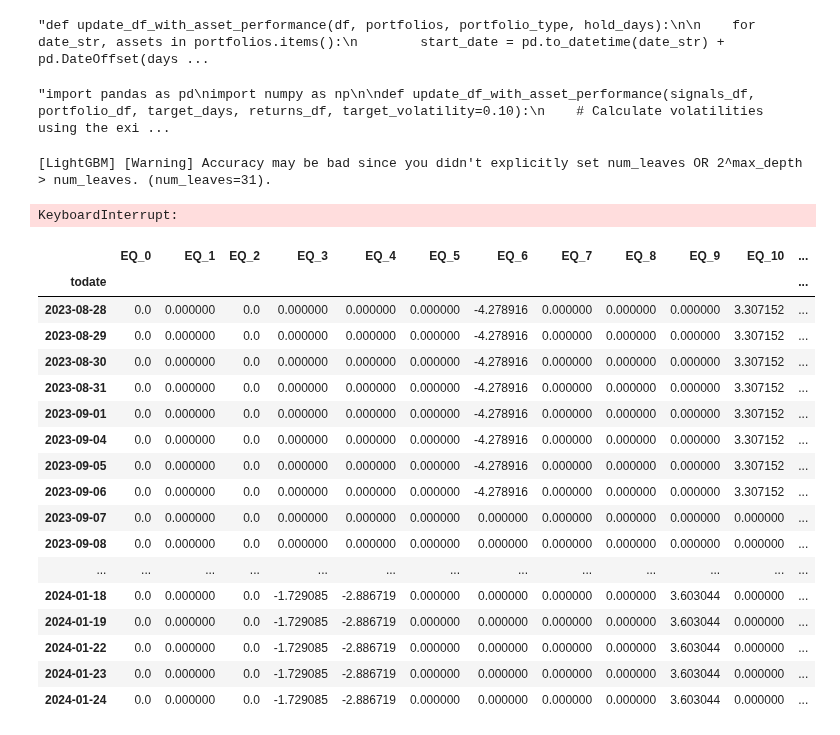
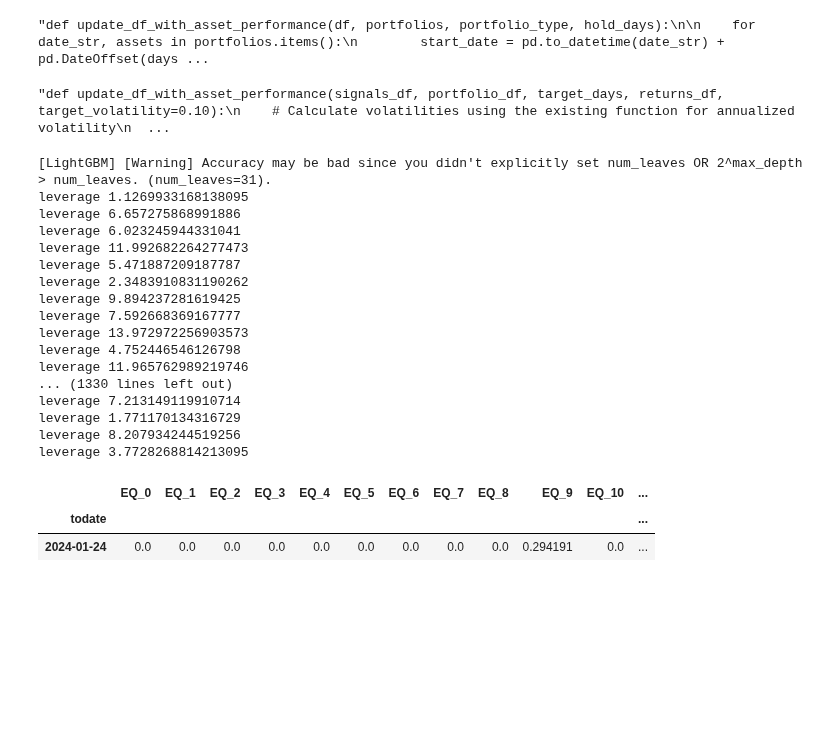
Before and after one commit to OscarAzrak/Master-thesis, a Jupyter notebook: Files/Codes.ipynb, the cells around one changed output. Saved outputs shown, nothing was run; the diff lists cells and outputs as text; code cells hidden in the pictures; blank space fills up the shorter version.

```diff
--- a/Files/Codes.ipynb
+++ b/Files/Codes.ipynb
@@ -168,10 +168,9 @@ for name, model in models.items():
 # %% [output]
 "def update_df_with_asset_performance(df, portfolios, portfolio_type, hold_days):\n\n    for date_str, assets in portfolios.items():\n        start_date = pd.to_datetime(date_str) + pd.DateOffset(days ...
 # %%
-"""import pandas as pd
+import pandas as pd
 import numpy as np
-
-def update_df_with_asset_performance(signals_df, portfolio_df, target_days, returns_df, target_volatility=0.10):
+"""def update_df_with_asset_performance(signals_df, portfolio_df, target_days, returns_df, target_volatility=0.10):
     # Calculate volatilities using the existing function for annualized volatility
     volatilities = calculate_annualized_volatility(returns_df.fillna(0))
 
@@ -208,10 +207,6 @@ def update_df_with_asset_performance(signals_df, portfolio_df, target_days, retu
 
     return portfolio_df
 
-# Example usage:
-# Assume df is your DataFrame where columns are assets and rows are dates with signals
-# target_days = 10
-# returns_df = DataFrame with returns data for volatility calculation
 
 
 
@@ -242,21 +237,10 @@ for name, model in models.items():
 
     portfolio_dfs[name] = update_df_with_asset_performance(signals_dfs[name], portfolio_dfs[name], target_days, df_read)"""
 # %% [output]
-"import pandas as pd\nimport numpy as np\n\ndef update_df_with_asset_performance(signals_df, portfolio_df, target_days, returns_df, target_volatility=0.10):\n    # Calculate volatilities using the exi ...
+"def update_df_with_asset_performance(signals_df, portfolio_df, target_days, returns_df, target_volatility=0.10):\n    # Calculate volatilities using the existing function for annualized volatility\n  ...
 # %%
-import pandas as pd
-import numpy as np
-import pandas as pd
-
-
-import pandas as pd
-
-
-
-
-
-
-
+%reload_ext autoreload
+%autoreload 2
 
 signals_dfs = {
     'lgb': df_2_neutral.copy(),
@@ -285,7 +269,22 @@ for name, model in models.items():
     portfolio_dfs[name] = update_df_with_asset_performance(signals_dfs[name], portfolio_dfs[name], target_days, df_read)
 # %% [output]
 [LightGBM] [Warning] Accuracy may be bad since you didn't explicitly set num_leaves OR 2^max_depth > num_leaves. (num_leaves=31).
+leverage 1.1269933168138095
+leverage 6.657275868991886
+leverage 6.023245944331041
+leverage 11.992682264277473
+leverage 5.471887209187787
+leverage 2.3483910831190262
+leverage 9.894237281619425
+leverage 7.592668369167777
+leverage 13.972972256903573
+leverage 4.752446546126798
+leverage 11.965762989219746
+... (1330 lines left out)
+leverage 7.213149119910714
+leverage 1.771170134316729
+leverage 8.207934244519256
+leverage 3.7728268814213095
-KeyboardInterrupt:
 # %%
 xgb_weights = portfolio_dfs['xgb']
 lgb_weights = portfolio_dfs['lgb']
@@ -308,26 +307,11 @@ NN_trade_volume = calculate_trade_volume(NN_weights)
 # %%
 #xgb_trade_volume.sum()
 
-xgb_weights.tail(105)
+xgb_weights.tail(1)
 # %% [output]
 |  | EQ_0 | EQ_1 | EQ_2 | EQ_3 | EQ_4 | EQ_5 | EQ_6 | EQ_7 | EQ_8 | EQ_9 | EQ_10 | ... |
 | todate |  |  |  |  |  |  |  |  |  |  |  | ... |
-| 2023-08-28 | 0.0 | 0.000000 | 0.0 | 0.000000 | 0.000000 | 0.000000 | -4.278916 | 0.000000 | 0.000000 | 0.000000 | 3.307152 | ... |
-| 2023-08-29 | 0.0 | 0.000000 | 0.0 | 0.000000 | 0.000000 | 0.000000 | -4.278916 | 0.000000 | 0.000000 | 0.000000 | 3.307152 | ... |
-| 2023-08-30 | 0.0 | 0.000000 | 0.0 | 0.000000 | 0.000000 | 0.000000 | -4.278916 | 0.000000 | 0.000000 | 0.000000 | 3.307152 | ... |
-| 2023-08-31 | 0.0 | 0.000000 | 0.0 | 0.000000 | 0.000000 | 0.000000 | -4.278916 | 0.000000 | 0.000000 | 0.000000 | 3.307152 | ... |
-| 2023-09-01 | 0.0 | 0.000000 | 0.0 | 0.000000 | 0.000000 | 0.000000 | -4.278916 | 0.000000 | 0.000000 | 0.000000 | 3.307152 | ... |
-| 2023-09-04 | 0.0 | 0.000000 | 0.0 | 0.000000 | 0.000000 | 0.000000 | -4.278916 | 0.000000 | 0.000000 | 0.000000 | 3.307152 | ... |
-| 2023-09-05 | 0.0 | 0.000000 | 0.0 | 0.000000 | 0.000000 | 0.000000 | -4.278916 | 0.000000 | 0.000000 | 0.000000 | 3.307152 | ... |
-| 2023-09-06 | 0.0 | 0.000000 | 0.0 | 0.000000 | 0.000000 | 0.000000 | -4.278916 | 0.000000 | 0.000000 | 0.000000 | 3.307152 | ... |
-| 2023-09-07 | 0.0 | 0.000000 | 0.0 | 0.000000 | 0.000000 | 0.000000 | 0.000000 | 0.000000 | 0.000000 | 0.000000 | 0.000000 | ... |
-| 2023-09-08 | 0.0 | 0.000000 | 0.0 | 0.000000 | 0.000000 | 0.000000 | 0.000000 | 0.000000 | 0.000000 | 0.000000 | 0.000000 | ... |
-| ... | ... | ... | ... | ... | ... | ... | ... | ... | ... | ... | ... | ... |
-| 2024-01-18 | 0.0 | 0.000000 | 0.0 | -1.729085 | -2.886719 | 0.000000 | 0.000000 | 0.000000 | 0.000000 | 3.603044 | 0.000000 | ... |
-| 2024-01-19 | 0.0 | 0.000000 | 0.0 | -1.729085 | -2.886719 | 0.000000 | 0.000000 | 0.000000 | 0.000000 | 3.603044 | 0.000000 | ... |
-| 2024-01-22 | 0.0 | 0.000000 | 0.0 | -1.729085 | -2.886719 | 0.000000 | 0.000000 | 0.000000 | 0.000000 | 3.603044 | 0.000000 | ... |
-| 2024-01-23 | 0.0 | 0.000000 | 0.0 | -1.729085 | -2.886719 | 0.000000 | 0.000000 | 0.000000 | 0.000000 | 3.603044 | 0.000000 | ... |
-| 2024-01-24 | 0.0 | 0.000000 | 0.0 | -1.729085 | -2.886719 | 0.000000 | 0.000000 | 0.000000 | 0.000000 | 3.603044 | 0.000000 | ... |
+| 2024-01-24 | 0.0 | 0.0 | 0.0 | 0.0 | 0.0 | 0.0 | 0.0 | 0.0 | 0.0 | 0.294191 | 0.0 | ... |
 # %%
 import matplotlib.pyplot as plt
 
```
Also changed, not shown: parts of 14 cells of this notebook, 1 other file.
